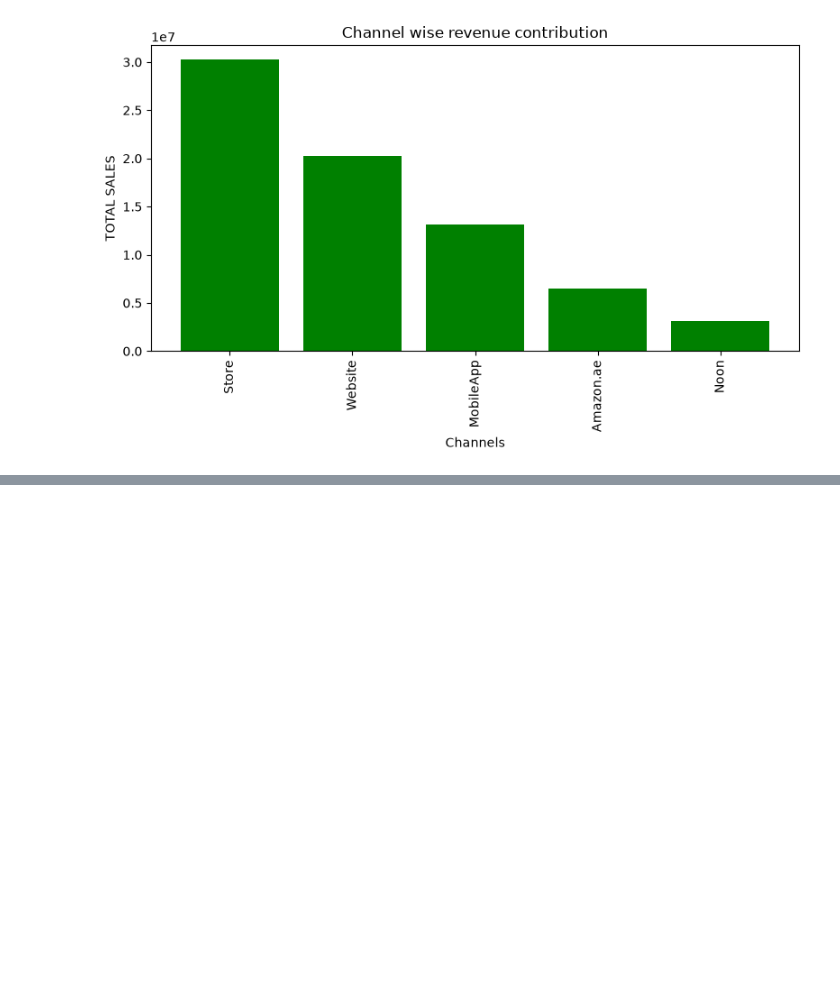
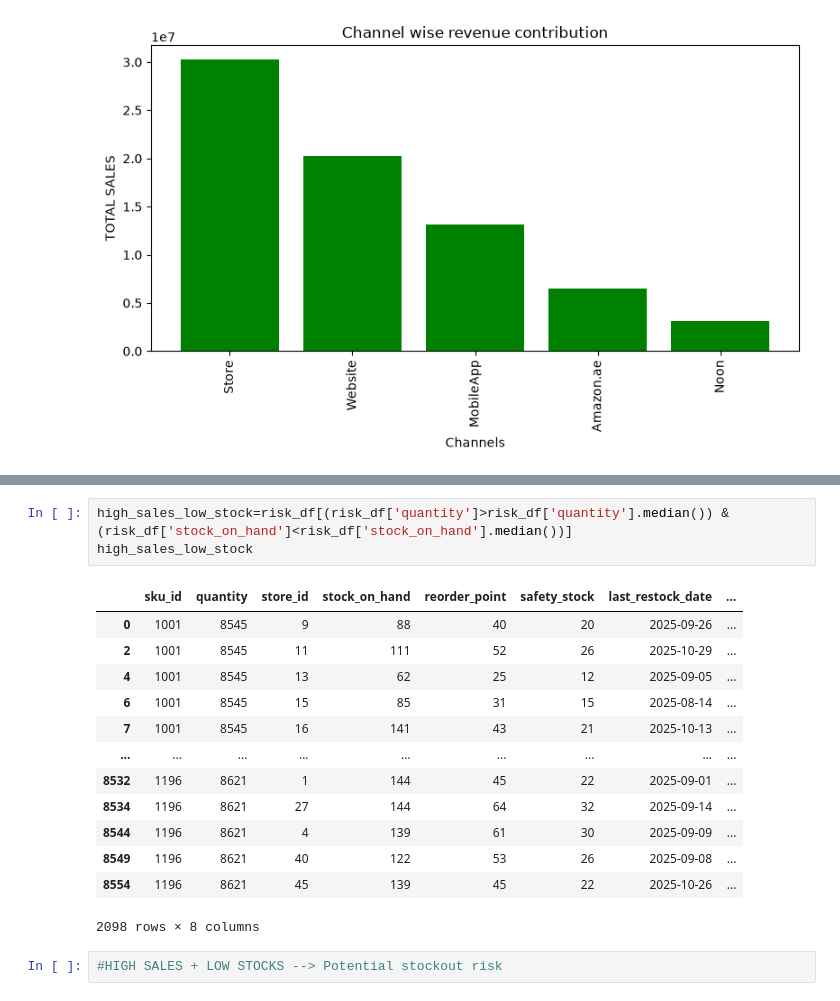
Before and after one commit to priyanshwho/Retail-Analysis, a Jupyter notebook: retail-analysis/Retail.ipynb, the cells around one changed output, grey strips where cells are left out. Saved outputs shown, nothing was run; the diff lists cells and outputs as text; blank space fills up the shorter version.

```diff
--- a/retail-analysis/Retail.ipynb
+++ b/retail-analysis/Retail.ipynb
@@ -599,0 +672,19 @@ plt.show()
+# %%
+high_sales_low_stock=risk_df[(risk_df['quantity']>risk_df['quantity'].median()) & (risk_df['stock_on_hand']<risk_df['stock_on_hand'].median())]
+high_sales_low_stock
+# %% [output]
+|  | sku_id | quantity | store_id | stock_on_hand | reorder_point | safety_stock | last_restock_date | ... |
+| 0 | 1001 | 8545 | 9 | 88 | 40 | 20 | 2025-09-26 | ... |
+| 2 | 1001 | 8545 | 11 | 111 | 52 | 26 | 2025-10-29 | ... |
+| 4 | 1001 | 8545 | 13 | 62 | 25 | 12 | 2025-09-05 | ... |
+| 6 | 1001 | 8545 | 15 | 85 | 31 | 15 | 2025-08-14 | ... |
+| 7 | 1001 | 8545 | 16 | 141 | 43 | 21 | 2025-10-13 | ... |
+| ... | ... | ... | ... | ... | ... | ... | ... | ... |
+| 8532 | 1196 | 8621 | 1 | 144 | 45 | 22 | 2025-09-01 | ... |
+| 8534 | 1196 | 8621 | 27 | 144 | 64 | 32 | 2025-09-14 | ... |
+| 8544 | 1196 | 8621 | 4 | 139 | 61 | 30 | 2025-09-09 | ... |
+| 8549 | 1196 | 8621 | 40 | 122 | 53 | 26 | 2025-09-08 | ... |
+| 8554 | 1196 | 8621 | 45 | 139 | 45 | 22 | 2025-10-26 | ... |
+2098 rows × 8 columns
+# %%
+#HIGH SALES + LOW STOCKS --> Potential stockout risk
```
Also changed, not shown: parts of 9 cells of this notebook.
